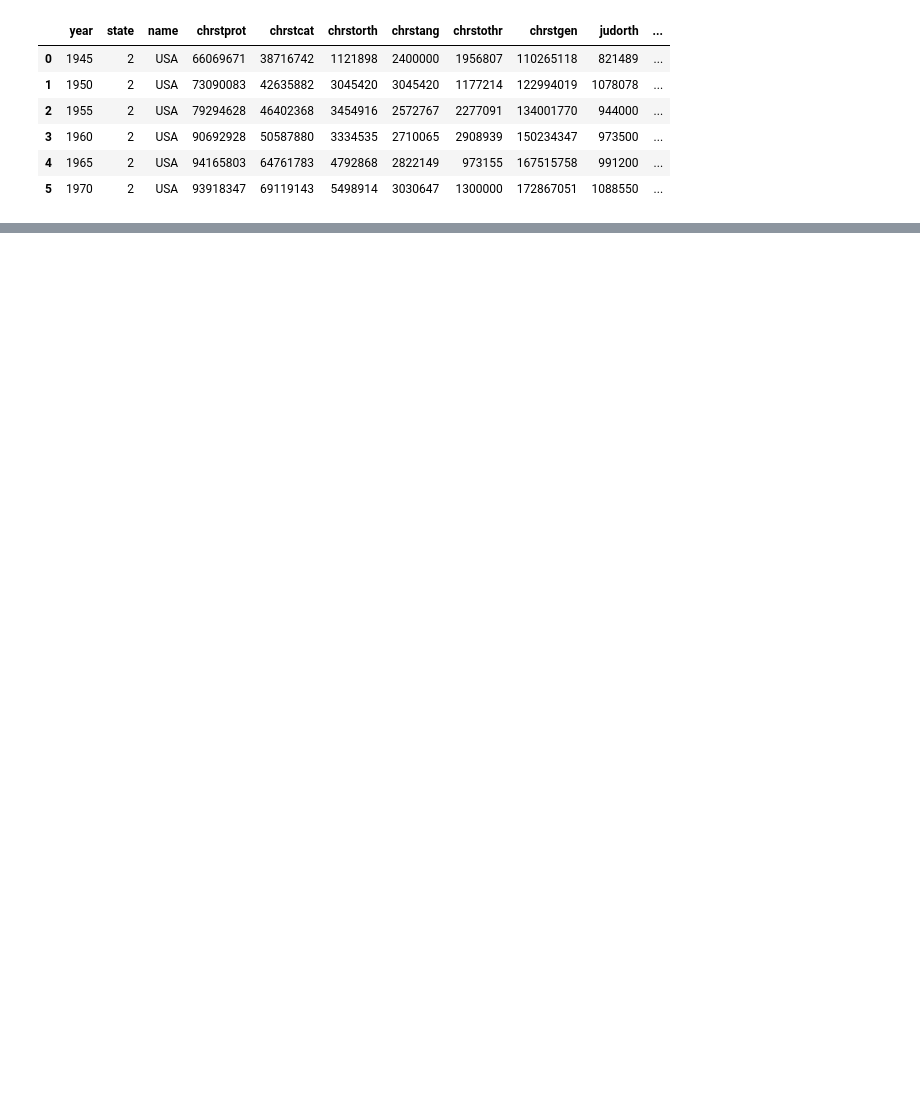
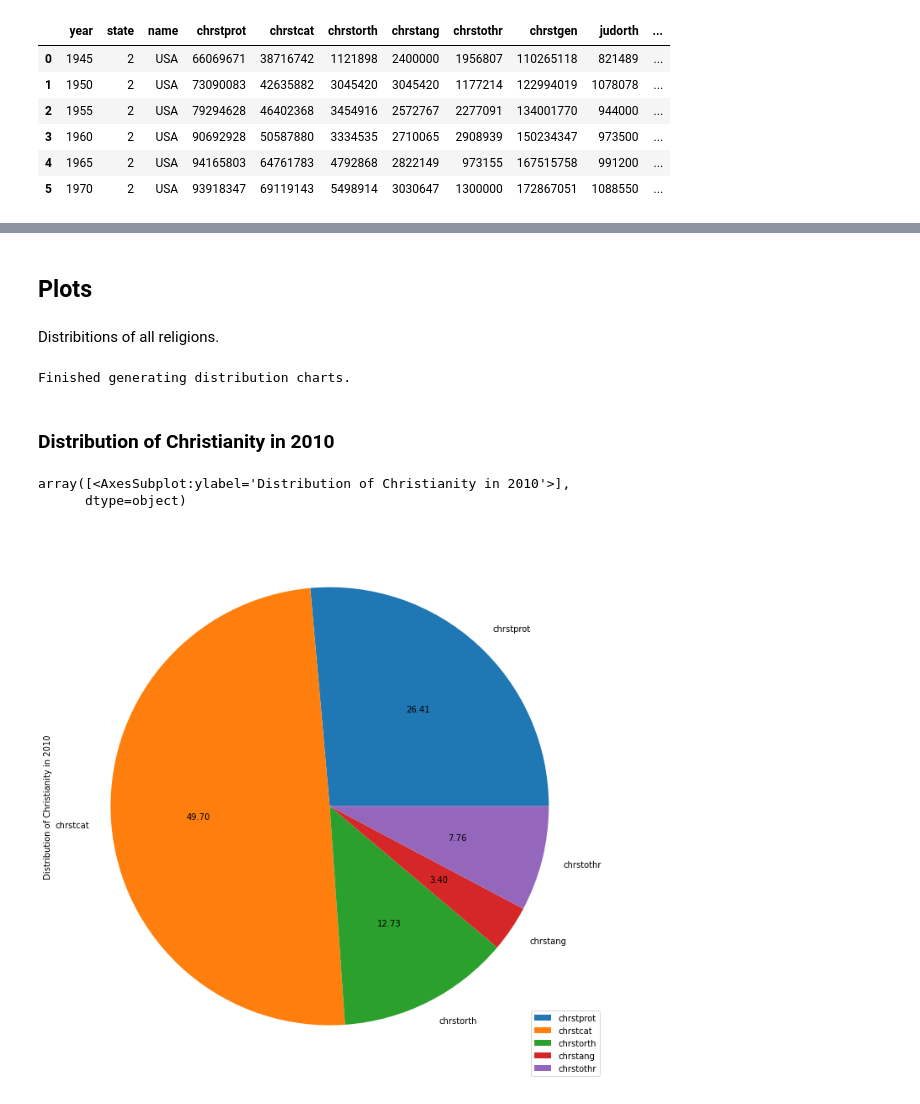
Before and after one commit to saberzero1/world-religion-data-visualization, a Jupyter notebook: index.ipynb, the cells around one changed output, grey strips where cells are left out. Cells and saved outputs as stored; diff of their text form; code cells hidden in the pictures; blank space fills up the shorter version.

Commit message:
Added more charts.

```diff
--- a/index.ipynb
+++ b/index.ipynb
@@ -71,0 +74,23 @@ regional_stats.head(6).style
+# %% [markdown]
+## Plots
+# %% [markdown]
+Distribitions of all religions.
+# %%
+global_all_combine = pd.DataFrame(global_stats,columns=["year","chrstprot","chrstcat","chrstorth","chrstang","chrstothr","chrstgen","judorth","jdcons","judref","judothr","judgen","islmsun","islmshi","islmibd","islmnat","islmalw","islmahm","islmothr","islmgen","budmah","budthr","budothr","budgen","zorogen","hindgen","sikhgen","shntgen","bahgen","taogen","jaingen","confgen","syncgen","anmgen","nonrelig","othrgen","worldpop"])
+global_all_christianity = pd.Series(global_stats.iloc[13],index=["chrstprot","chrstcat","chrstorth","chrstang","chrstothr"],name="Distribution of Christianity in 2010")
+global_all_judaism = pd.Series(global_stats.iloc[13],index=["judorth","jdcons","judref","judothr"],name="Distribution of Judaism in 2010")
+global_all_islam = pd.Series(global_stats.iloc[13],index=["islmsun","islmshi","islmibd","islmnat","islmalw","islmahm","islmothr"],name="Distribution of Islam in 2010")
+global_all_buddhism = pd.Series(global_stats.iloc[13],index=["budmah","budthr","budothr"],name="Distribution of Buddhism in 2010")
+cols_to_sum = pd.Series(global_stats.iloc[13],index=["zorogen","hindgen","sikhgen","shntgen","bahgen","taogen","jaingen","confgen","syncgen","anmgen"]).sum()
+global_all_general = pd.Series(global_stats.iloc[13],index=["chrstgen","judgen","islmgen","budgen","nonrelig","othrgen","misc"],name="Distribution of Major religions in 2010").replace(to_replace=np.nan, value=cols_to_sum)
+print("Finished generating distribution charts.")
+# %% [output]
+Finished generating distribution charts.
+# %% [markdown]
+### Distribution of Christianity in 2010
+# %%
+global_all_christianity.plot.pie(subplots=True,figsize=(12,12),autopct="%.2F",legend=True)
+# %% [output]
+array([<AxesSubplot:ylabel='Distribution of Christianity in 2010'>],
+      dtype=object)
+[figure, added]
```
Also changed, not shown: parts of 12 cells of this notebook, 3 other files.
